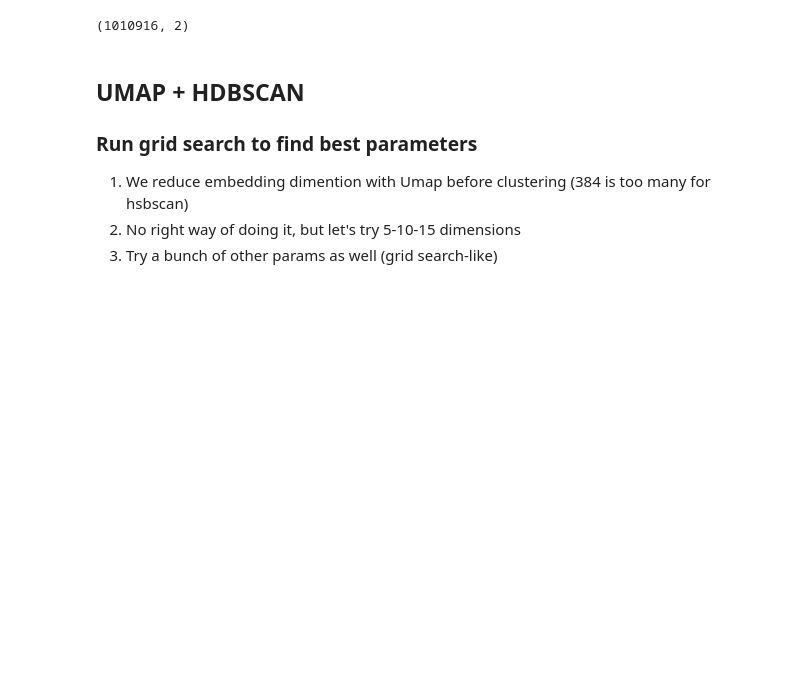
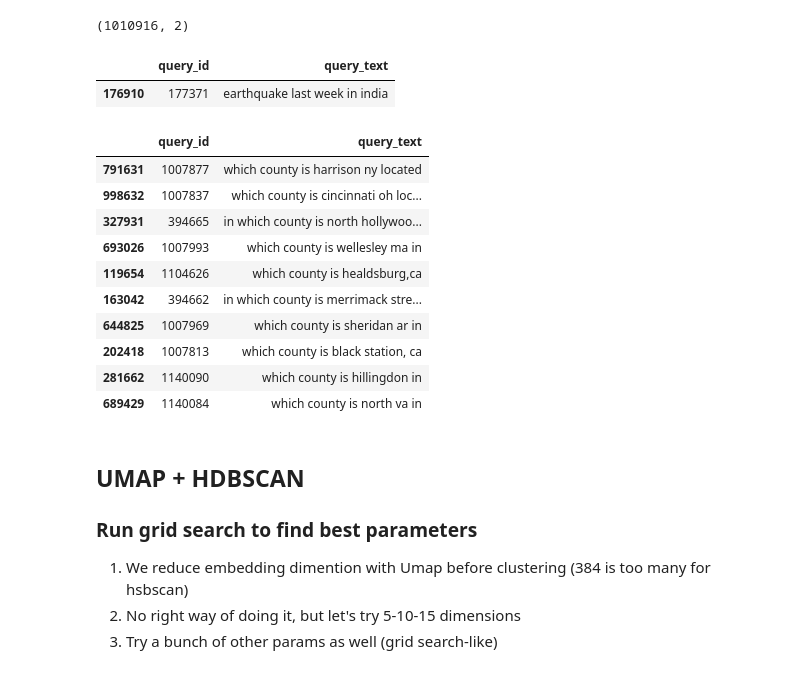
Before and after one commit to ilyankou/ms-marco-geospatial, a Jupyter notebook: 2-Cluster.ipynb, the cells around one changed output. Saved outputs shown, nothing was run; the diff lists cells and outputs as text; code cells hidden in the pictures; blank space fills up the shorter version.

```diff
--- a/2-Cluster.ipynb
+++ b/2-Cluster.ipynb
@@ -23,6 +23,25 @@ queries.shape
 (1010916, 2)
 # %%
 spatial_idx = classifier_results.is_spatial_pred.eq(1)
+# %%
+queries[queries.query_text == "earthquake last week in india"]
+# %% [output]
+|  | query_id | query_text |
+| 176910 | 177371 | earthquake last week in india |
+# %%
+queries[spatial_idx][queries.query_text.str.contains('which county is') ].sample(10)
+# %% [output]
+|  | query_id | query_text |
+| 791631 | 1007877 | which county is harrison ny located |
+| 998632 | 1007837 | which county is cincinnati oh loc... |
+| 327931 | 394665 | in which county is north hollywoo... |
+| 693026 | 1007993 | which county is wellesley ma in |
+| 119654 | 1104626 | which county is healdsburg,ca |
+| 163042 | 394662 | in which county is merrimack stre... |
+| 644825 | 1007969 | which county is sheridan ar in |
+| 202418 | 1007813 | which county is black station, ca |
+| 281662 | 1140090 | which county is hillingdon in |
+| 689429 | 1140084 | which county is north va in |
 # %% [markdown]
 ## UMAP + HDBSCAN
 
```
Also changed, not shown: parts of 10 cells of this notebook, 9 other files.
